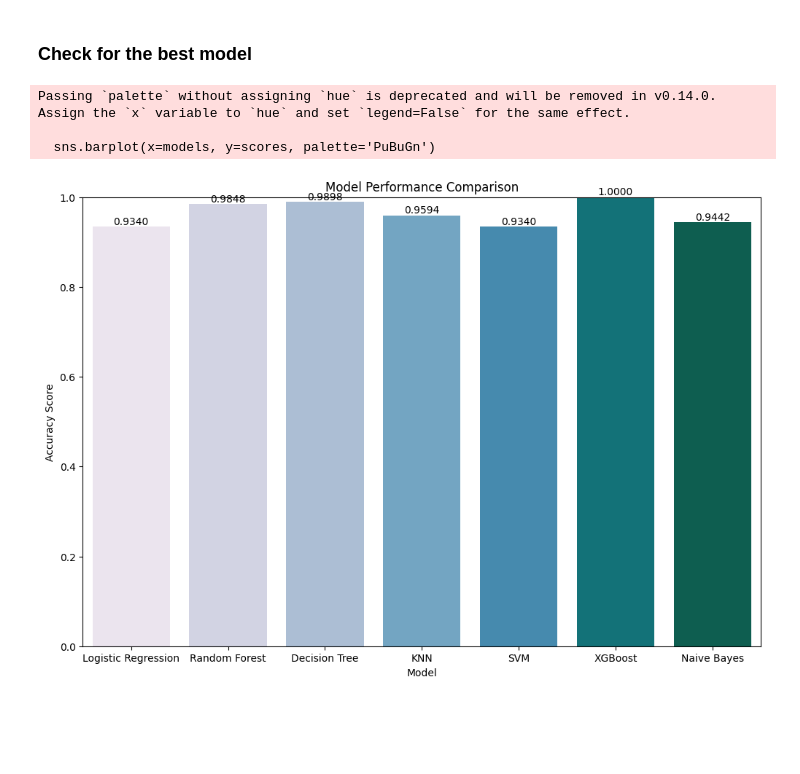
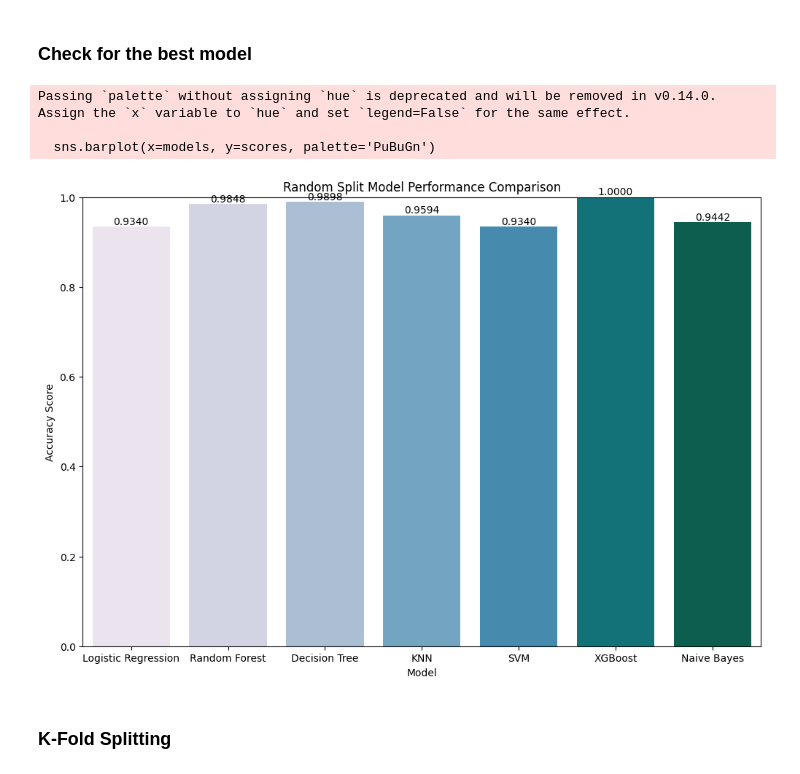
Before and after one commit to Mohamed-Ahmed-Esmat/Data-Mining-Project, a Jupyter notebook: diabetes_classification.ipynb, the cells around one changed output. Drawn from its saved outputs; the diff is of its cells as text; code cells hidden in the pictures; blank space fills up the shorter version.

```diff
--- a/diabetes_classification.ipynb
+++ b/diabetes_classification.ipynb
@@ -366,0 +512,17 @@ Plot_Confussion_Matrix(cm_LR)
+# %%
+best_logmodel = LogisticRegression(C=best_params['C'], solver=best_params['solver'], max_iter=best_params['max_iter'], random_state=0)
+
+best_logmodel.fit(X_train, y_train)
+
+y_pred_best_LR = best_logmodel.predict(X_test)
+
+accuracy_best_log = accuracy_score(y_test, y_pred_best_LR)
+print("Best Logistic Regression Accuracy:", accuracy_best_log)
+
+class_rep_best_log = classification_report(y_test, y_pred_best_LR)
+print(class_rep_best_log)
+
+cm_best_LR = confusion_matrix(y_test, y_pred_best_LR)
+Plot_Confussion_Matrix(cm_best_LR)
+plot_accuracy_per_class(cm_best_LR, class_names)
+plot_cross_validation_scores(best_logmodel, X_train, y_train, cv=15)
@@ -438,0 +702,23 @@ Plot_Confussion_Matrix(cm_decision)
+# %%
+# Train the model with the best parameters
+best_decisionmod = DecisionTreeClassifier(criterion=best_params_dt['criterion'],
+                                          max_depth=best_params_dt['max_depth'],
+                                          min_samples_split=best_params_dt['min_samples_split'],
+                                          min_samples_leaf=best_params_dt['min_samples_leaf'],
+                                          random_state=42)
+best_decisionmod.fit(X_train, y_train)
+
+# Make predictions
+y_pred_best_DT = best_decisionmod.predict(X_test)
+
+# Evaluate the model
+accuracy_best_decision = accuracy_score(y_test, y_pred_best_DT)
+print("Best Decision Tree Accuracy:", accuracy_best_decision)
+
+class_rep_best_decision = classification_report(y_test, y_pred_best_DT)
+print(class_rep_best_decision)
+
+cm_best_DT = confusion_matrix(y_test, y_pred_best_DT)
+Plot_Confussion_Matrix(cm_best_DT)
+plot_accuracy_per_class(cm_best_DT, class_names)
+plot_cross_validation_scores(best_decisionmod, X_train, y_train, cv=15)
@@ -602,20 +1032,22 @@ Plot_Confussion_Matrix(cm_nb)
 # %%
 models = ['Logistic Regression', 'Random Forest', 'Decision Tree', 'KNN', 'SVM', 'XGBoost','Naive Bayes']
 scores = [accuracy_log, accuracy_random, accuracy_decision, accuracy_knn, accuracy_svm, accuracy_xgb , accuracy_nb]
 
 plt.figure(figsize=(12, 8))
 sns.barplot(x=models, y=scores, palette='PuBuGn')
-plt.title('Model Performance Comparison')
+plt.title('Random Split Model Performance Comparison')
 plt.xlabel('Model')
 plt.ylabel('Accuracy Score')
 plt.ylim(0, 1)
 
 for i, score in enumerate(scores):
     plt.text(i, score + 0.0001, f'{score:.4f}', ha='center', va='bottom', color='black')
 
 plt.show()
 # %% [output]
 Passing `palette` without assigning `hue` is deprecated and will be removed in v0.14.0. Assign the `x` variable to `hue` and set `legend=False` for the same effect.
 
   sns.barplot(x=models, y=scores, palette='PuBuGn')
-[figure, old version]
+[figure, new version]
+# %% [markdown]
+### K-Fold Splitting
```
Also changed, not shown: parts of 55 cells of this notebook.
